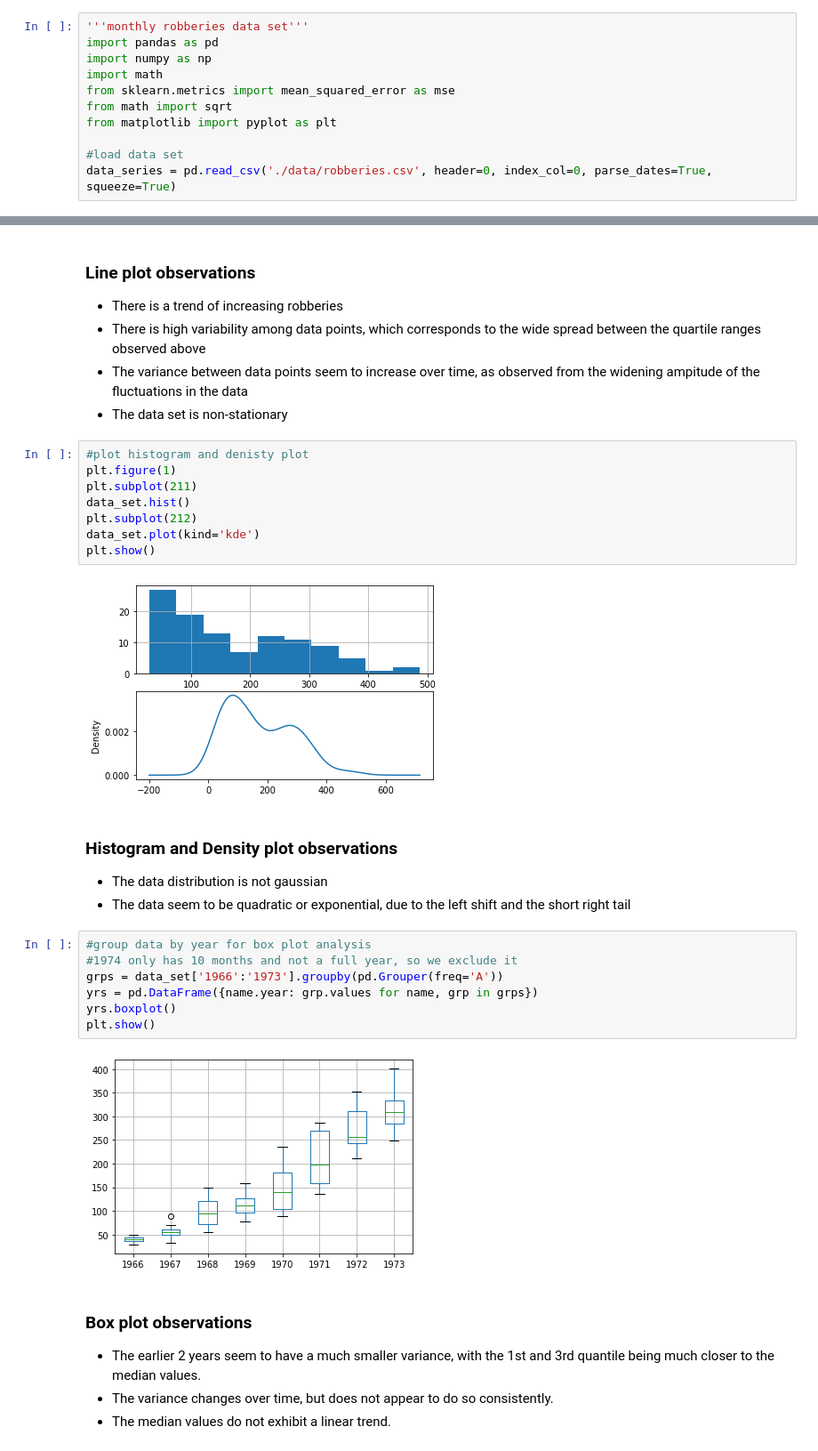
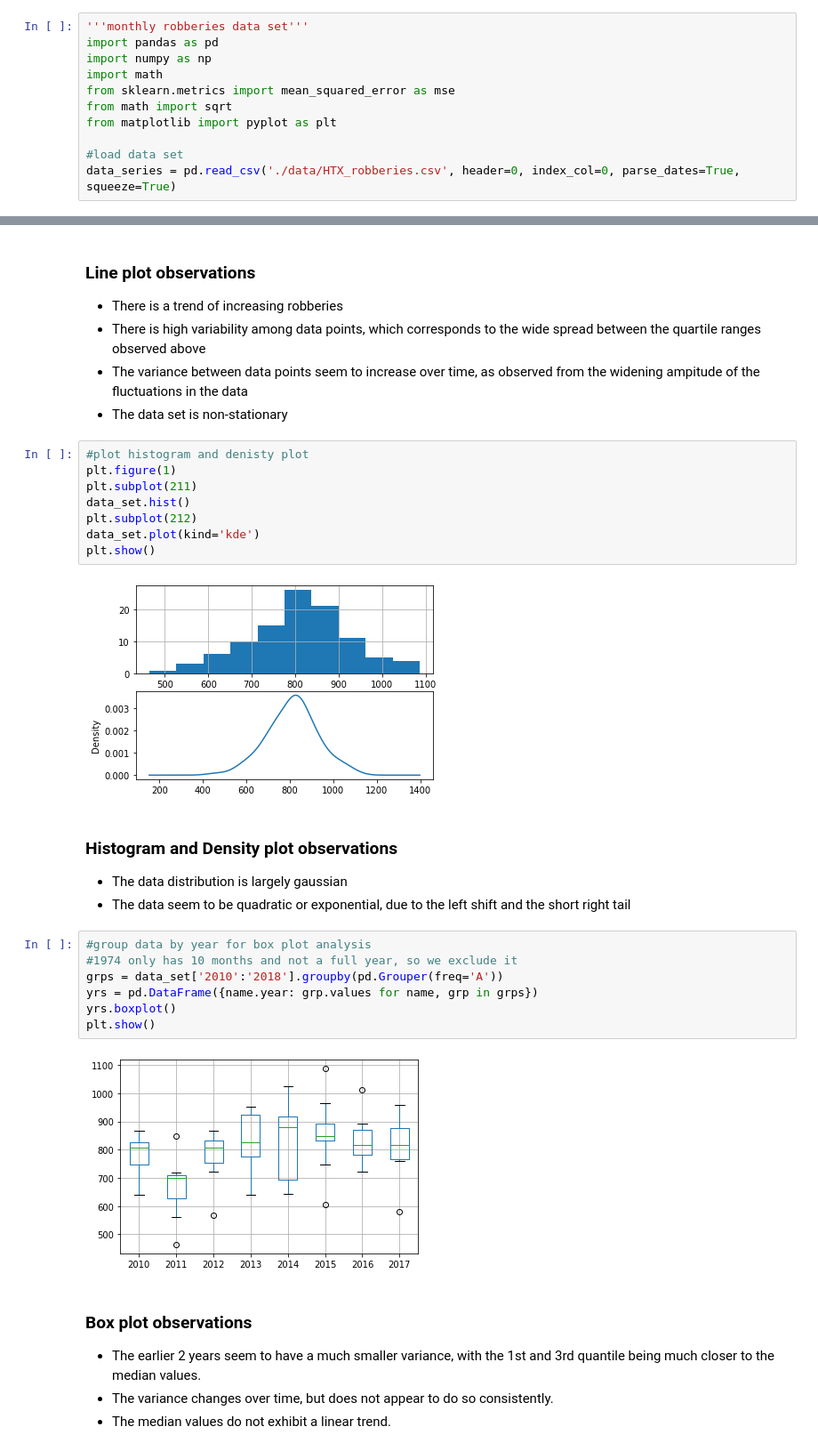
Before and after one commit to grantrzchan/HTX_Armed_Robberies, a Jupyter notebook: HTX_Armed_Robberies.ipynb, the cells around one changed output, grey strips where cells are left out. Shown at 89% size. Drawn from its saved outputs; the diff is of its cells as text.

Commit message:
finished consolidating 2009-2020 data

```diff
--- a/HTX_Armed_Robberies.ipynb
+++ b/HTX_Armed_Robberies.ipynb
@@ -10,7 +10,7 @@ from math import sqrt
 from matplotlib import pyplot as plt
 
 #load data set
-data_series = pd.read_csv('./data/robberies.csv', header=0, index_col=0, parse_dates=True, squeeze=True)
+data_series = pd.read_csv('./data/HTX_robberies.csv', header=0, index_col=0, parse_dates=True, squeeze=True)
 # %%
 #split data set into model development data set and cross validation set, use last year of data as cv
 data_end = len(data_series) - 12
@@ -100,20 +100,20 @@ plt.subplot(212)
 data_set.plot(kind='kde')
 plt.show()
 # %% [output]
-[figure, old version]
+[figure, new version]
 # %% [markdown]
 ### Histogram and Density plot observations
-- The data distribution is not gaussian
+- The data distribution is largely gaussian
 - The data seem to be quadratic or exponential, due to the left shift and the short right tail
 # %%
 #group data by year for box plot analysis
 #1974 only has 10 months and not a full year, so we exclude it
-grps = data_set['1966':'1973'].groupby(pd.Grouper(freq='A'))
+grps = data_set['2010':'2018'].groupby(pd.Grouper(freq='A'))
 yrs = pd.DataFrame({name.year: grp.values for name, grp in grps})
 yrs.boxplot()
 plt.show()
 # %% [output]
-[figure, old version]
+[figure, new version]
 # %% [markdown]
 ### Box plot observations
 - The earlier 2 years seem to have a much smaller variance, with the 1st and 3rd quantile being much closer to the median values.
```
Also changed, not shown: parts of 18 cells of this notebook, 1 other file.
